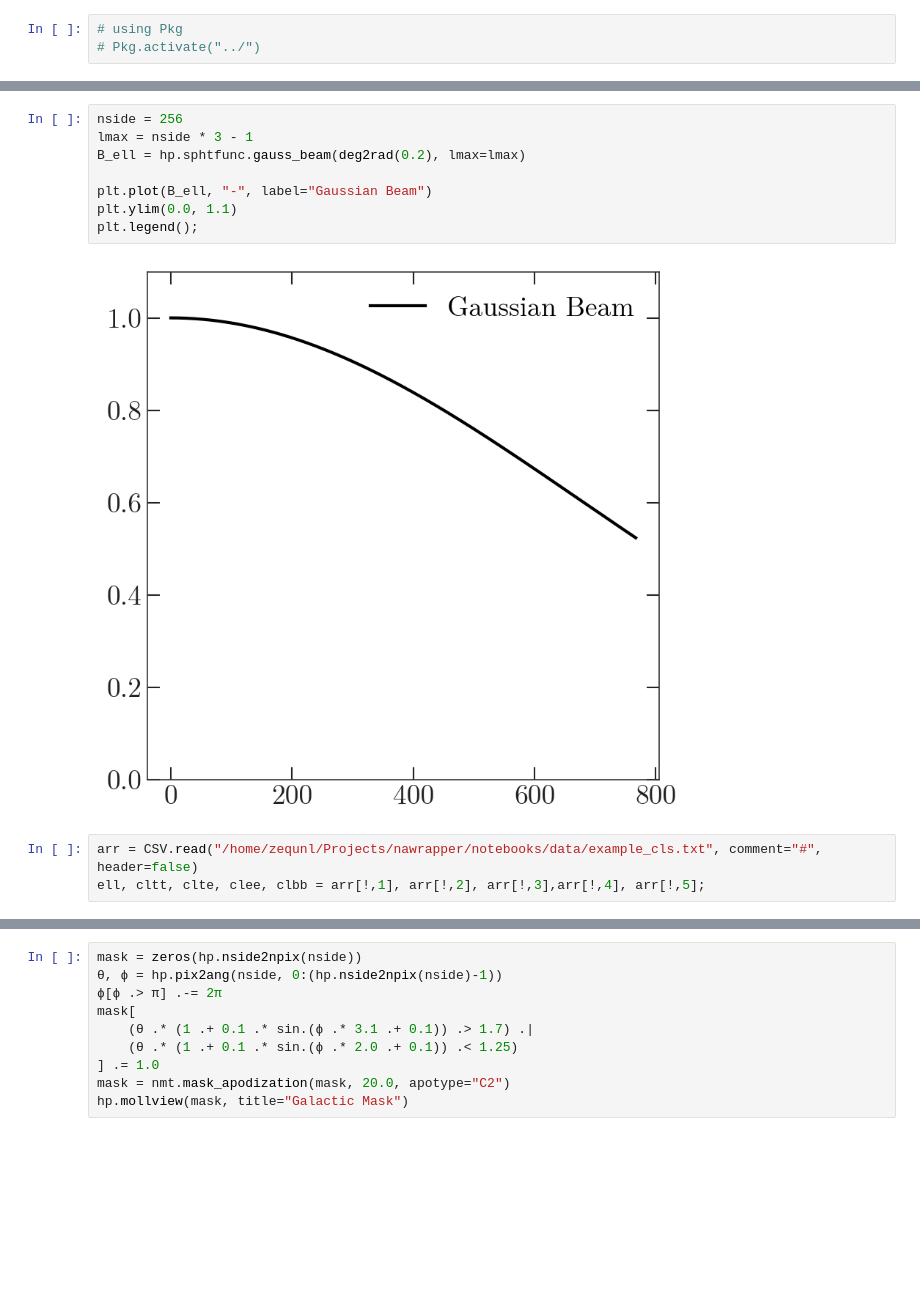
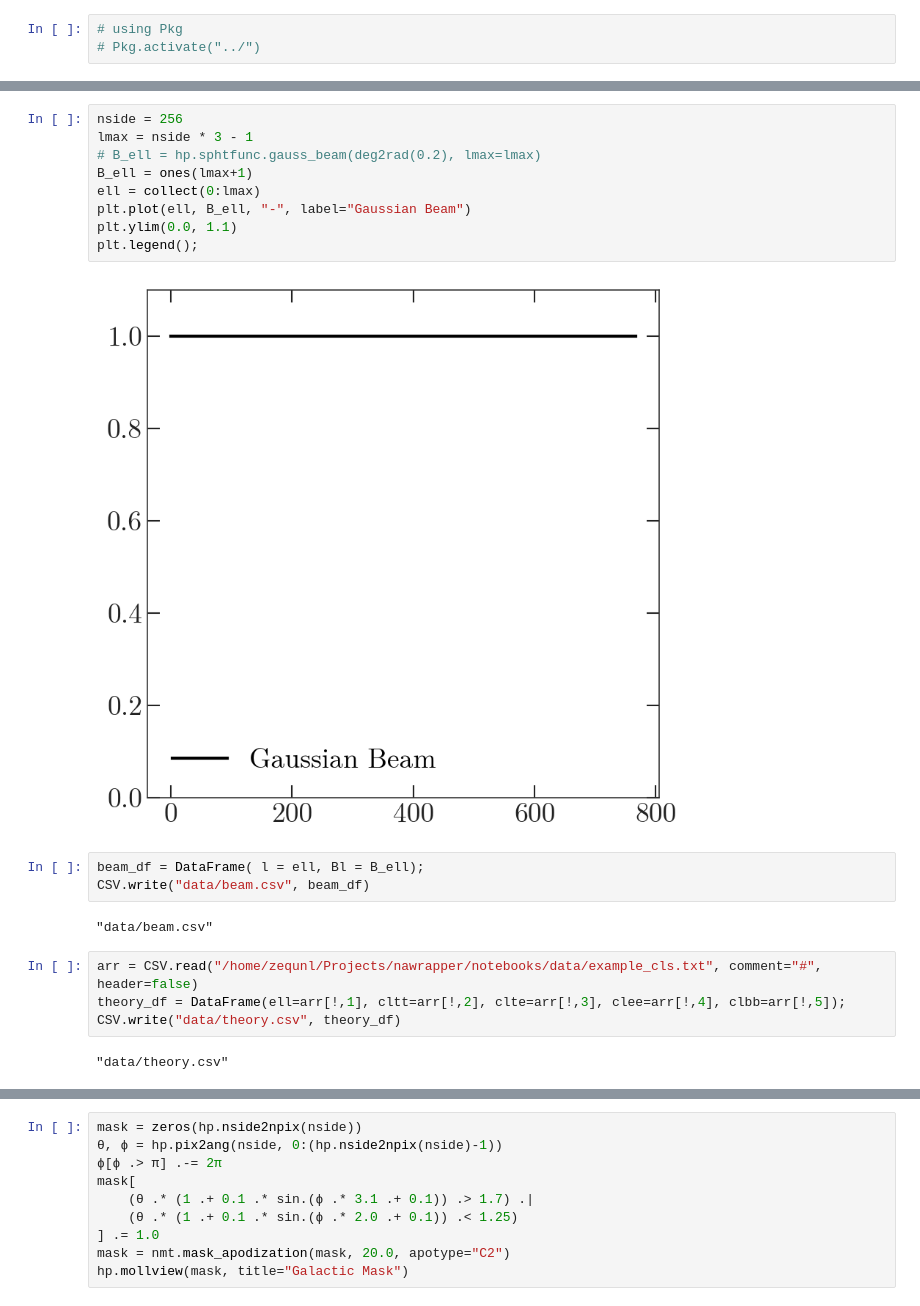
Before and after one commit to xzackli/PowerSpectra.jl, a Jupyter notebook: notebooks/alm.ipynb, the cells around one changed output, grey strips where cells are left out. Saved outputs shown, nothing was run; the diff lists cells and outputs as text; blank space fills up the shorter version.

```diff
--- a/notebooks/alm.ipynb
+++ b/notebooks/alm.ipynb
@@ -14,16 +17,25 @@ PyObject <module 'nawrapper' from '/home/zequnl/anaconda3/envs/ps/lib/python3.8/
 # %%
 nside = 256
 lmax = nside * 3 - 1
-B_ell = hp.sphtfunc.gauss_beam(deg2rad(0.2), lmax=lmax)
-
-plt.plot(B_ell, "-", label="Gaussian Beam")
+# B_ell = hp.sphtfunc.gauss_beam(deg2rad(0.2), lmax=lmax)
+B_ell = ones(lmax+1)
+ell = collect(0:lmax)
+plt.plot(ell, B_ell, "-", label="Gaussian Beam")
 plt.ylim(0.0, 1.1)
 plt.legend();
 # %% [output]
-[figure, old version]
+[figure, new version]
+# %%
+beam_df = DataFrame( l = ell, Bl = B_ell);
+CSV.write("data/beam.csv", beam_df)
+# %% [output]
+"data/beam.csv"
 # %%
 arr = CSV.read("/home/zequnl/Projects/nawrapper/notebooks/data/example_cls.txt", comment="#", header=false)
-ell, cltt, clte, clee, clbb = arr[!,1], arr[!,2], arr[!,3],arr[!,4], arr[!,5];
+theory_df = DataFrame(ell=arr[!,1], cltt=arr[!,2], clte=arr[!,3], clee=arr[!,4], clbb=arr[!,5]);
+CSV.write("data/theory.csv", theory_df)
+# %% [output]
+"data/theory.csv"
 # %%
 nltt = nw.get_Nl(theta_fwhm=20.0, sigma_T=150, l_max=lmax+1)
 nlee = nltt ./ 100
```
Also changed, not shown: parts of 12 cells of this notebook, 4 other files.
